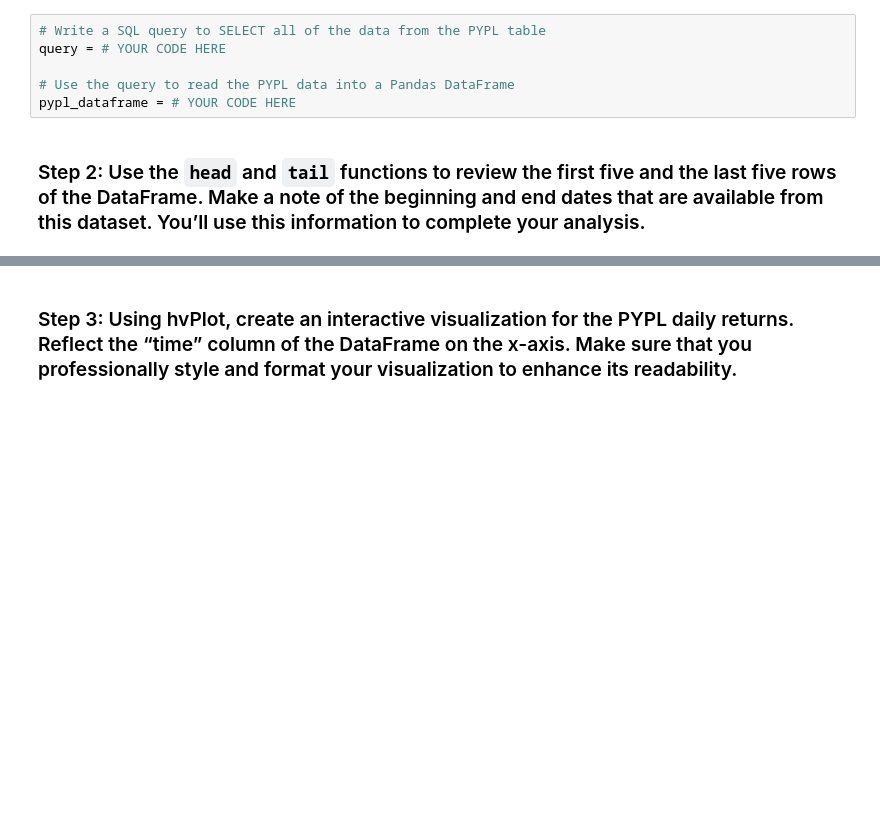
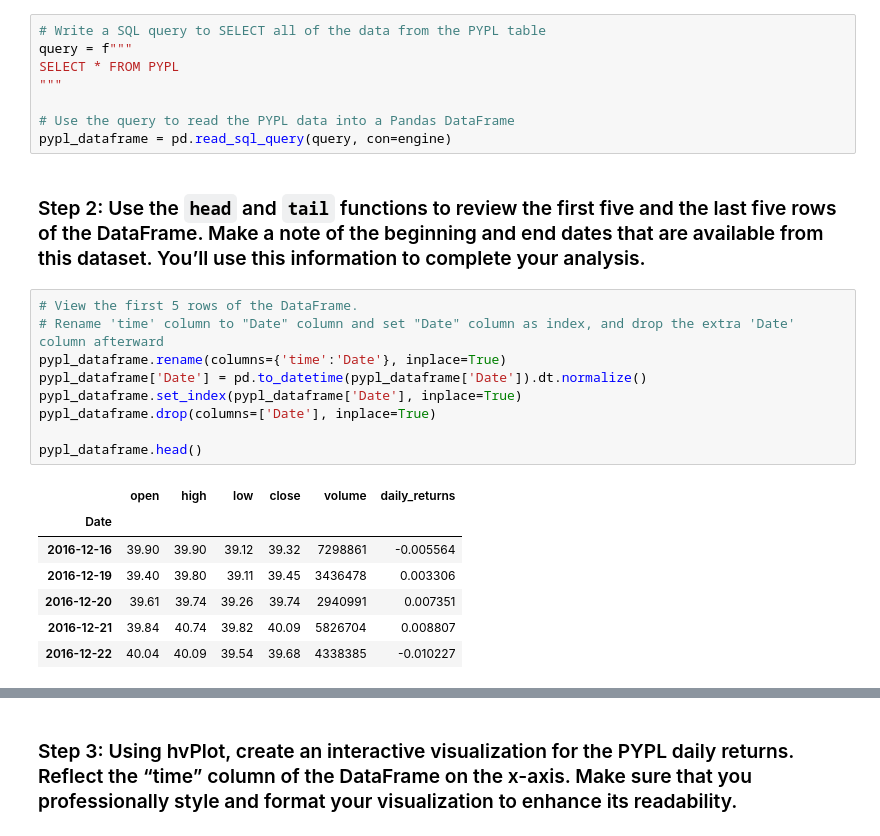
Before and after one commit to blandwhite/Challenge_7, a Jupyter notebook: Starter_Code/etf_analyzer.ipynb, the cells around one changed output, grey strips where cells are left out. Cells and saved outputs as stored; diff of their text form; blank space fills up the shorter version.

```diff
--- a/Starter_Code/etf_analyzer.ipynb
+++ b/Starter_Code/etf_analyzer.ipynb
@@ -137,10 +137,29 @@ Complete the following steps:
 ### Step 1: Write a SQL `SELECT` statement by using an f-string that reads all the PYPL data from the database. Using the SQL `SELECT` statement, execute a query that reads the PYPL data from the database into a Pandas DataFrame.
 # %%
 # Write a SQL query to SELECT all of the data from the PYPL table
-query = # YOUR CODE HERE
+query = f"""
+SELECT * FROM PYPL
+"""
 
 # Use the query to read the PYPL data into a Pandas DataFrame
-pypl_dataframe = # YOUR CODE HERE
+pypl_dataframe = pd.read_sql_query(query, con=engine)
 # %% [markdown]
 ### Step 2: Use the `head` and `tail` functions to review the first five and the last five rows of the DataFrame. Make a note of the beginning and end dates that are available from this dataset. You’ll use this information to complete your analysis.
+# %%
+# View the first 5 rows of the DataFrame.
+# Rename 'time' column to "Date" column and set "Date" column as index, and drop the extra 'Date' column afterward
+pypl_dataframe.rename(columns={'time':'Date'}, inplace=True)
+pypl_dataframe['Date'] = pd.to_datetime(pypl_dataframe['Date']).dt.normalize()
+pypl_dataframe.set_index(pypl_dataframe['Date'], inplace=True)
+pypl_dataframe.drop(columns=['Date'], inplace=True)
+
+pypl_dataframe.head()
+# %% [output]
+|  | open | high | low | close | volume | daily_returns |
+| Date |  |  |  |  |  |  |
+| 2016-12-16 | 39.90 | 39.90 | 39.12 | 39.32 | 7298861 | -0.005564 |
+| 2016-12-19 | 39.40 | 39.80 | 39.11 | 39.45 | 3436478 | 0.003306 |
+| 2016-12-20 | 39.61 | 39.74 | 39.26 | 39.74 | 2940991 | 0.007351 |
+| 2016-12-21 | 39.84 | 40.74 | 39.82 | 40.09 | 5826704 | 0.008807 |
+| 2016-12-22 | 40.04 | 40.09 | 39.54 | 39.68 | 4338385 | -0.010227 |
 # %%
```
Also changed, not shown: parts of 12 cells of this notebook, 1 other file.
